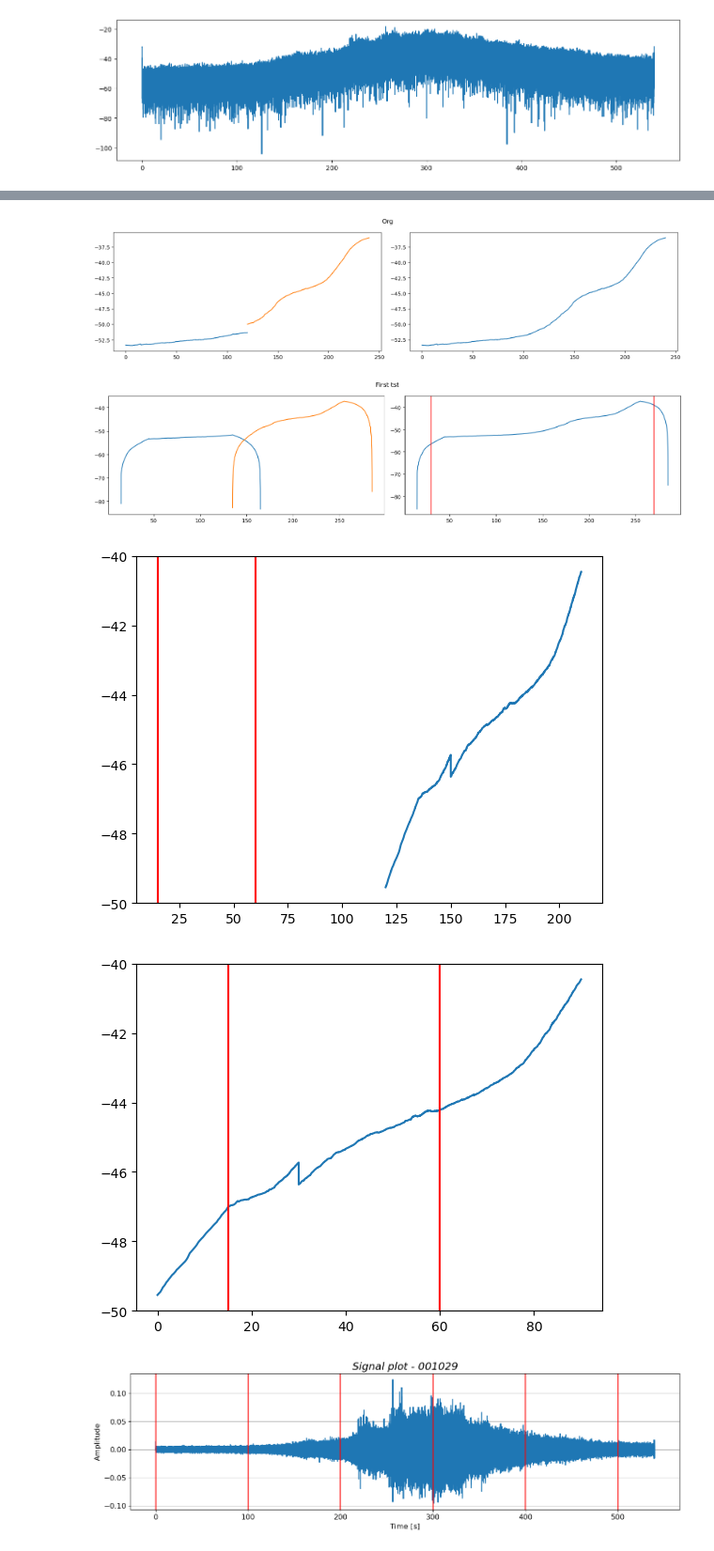
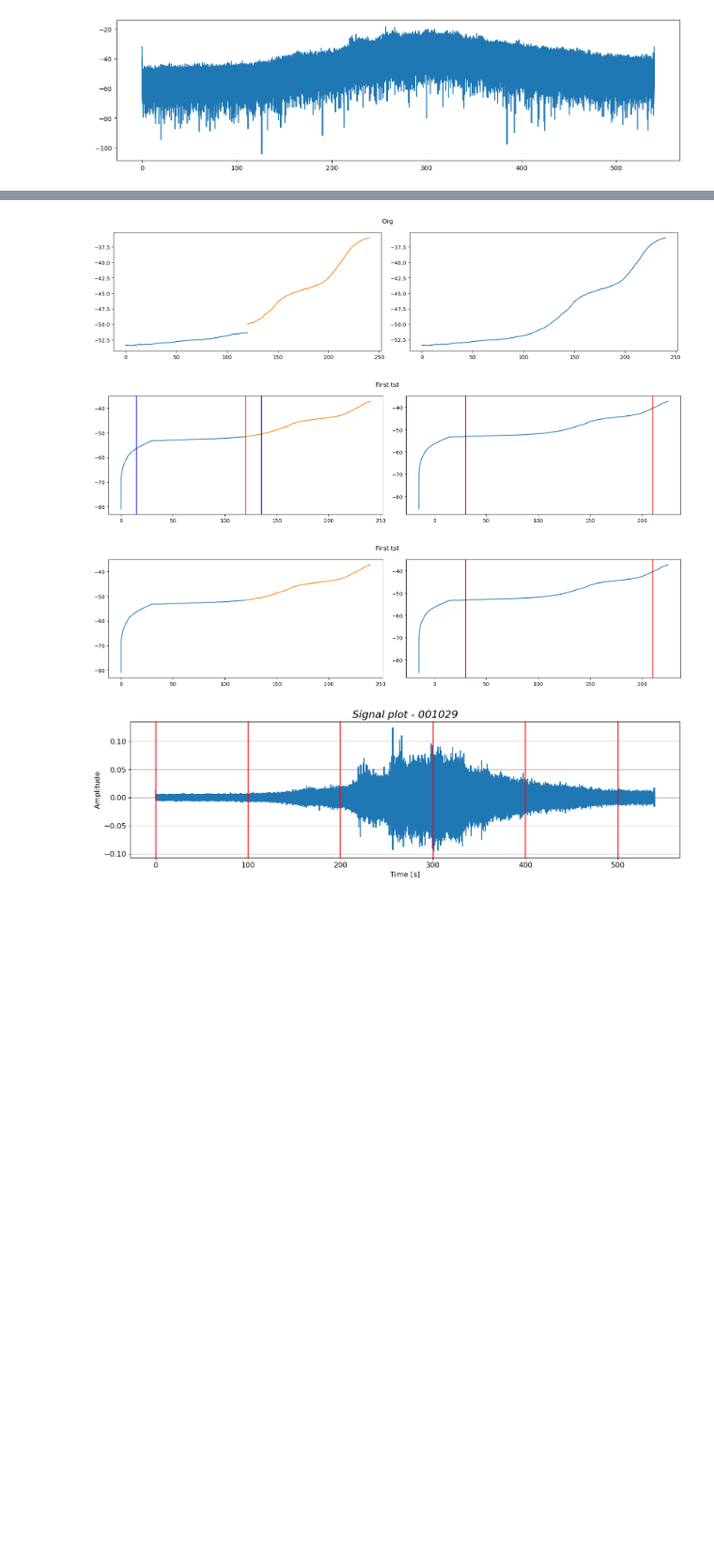
Before and after one commit to josigar123/hydrophonic-detection, a Jupyter notebook: data/Processing_scripts/Broadband_temp.ipynb, the cells around one changed output, grey strips where cells are left out. Shown at 94% size. Saved outputs shown, nothing was run; the diff lists cells and outputs as text; code cells hidden in the pictures; blank space fills up the shorter version.

```diff
--- a/data/Processing_scripts/Broadband_temp.ipynb
+++ b/data/Processing_scripts/Broadband_temp.ipynb
@@ -840,7 +840,7 @@ def mavg(sx,fs,sx_buff, hilbert_win, window_size):
     sx_buff_out = signal_med[-kernel_size:]
 
     #Cutting end of current
-    #signal_med = signal_med[:-kernel_size]
+    signal_med = signal_med[:-kernel_size]
 
 
     BB_sig = 10*np.log10(signal_med)
@@ -884,19 +884,54 @@ sx_buff_tst1=[]
 sx_buff_tst2=[]
 sx_buff_tst=[]
 BB_tst1, BB_t_tst1, sx_buff_tst1 = mavg(sx1,fs,sx_buff_tst1,hilbert_win,window_size)
-BB_tst2, BB_t_tst2, sx_buff_tst2 = mavg(sx2,fs,sx_buff_tst2,hilbert_win,window_size)
+BB_tst2, BB_t_tst2, sx_buff_tst2 = mavg(sx2,fs,sx_buff_tst1,hilbert_win,window_size)
 BB_tst, BB_t_tst, sx_buff_tst = mavg(sx,fs,sx_buff_tst,hilbert_win,window_size)
 
-plot3(BB_t_tst1,BB_tst1,BB_t_tst2+120,BB_tst2,BB_t_tst,BB_tst,title="First tst")
+
+fig_tst = plt.figure(figsize=(16,4))
+plt.suptitle("First tst")
+plt.subplot(1,2,1)
+plt.plot(BB_t_tst1,BB_tst1)
+plt.axvline(x=15,color="blue") #start of sig
+plt.axvline(x=120+15,color="blue") #end of sig
+
+plt.plot(BB_t_tst2+120,BB_tst2)
+plt.axvline(x=120,color="red")
+plt.axvline(x=120+15,color="red")#start of sig
+plt.axvline(x=120+15,color="blue") #end of sig
+
+plt.subplot(1,2,2)
+plt.plot(BB_t_tst-15,BB_tst)
+
+
+
+
 plt.axvline(x= window_size,color="red")
 plt.axvline(x=len(BB_tst)*hilbert_win/fs - window_size,color="red")
+plt.tight_layout()
 
-fig3=plt.figure()
-plt.plot(BB_t2+120, BB_sig2)
-plt.axvline(x= kernel_size//(2*fs/hilbert_win),color="red")
-plt.axvline(x=len(BB_sig)*hilbert_win/fs - window_size,color="red")
-fig2 = plt.figure()
-plt.plot(BB_t2, BB_sig2)
-plt.axvline(x= kernel_size//(2*fs/hilbert_win),color="red")
-plt.axvline(x=len(BB_sig)*hilbert_win/fs - window_size,color="red")
+
+sx_buff_tst1=[]
+sx_buff_tst2=[]
+sx_buff_tst=[]
+BB_tst1, BB_t_tst1, sx_buff_tst1 = mavg(sx1,fs,sx_buff_tst1,hilbert_win,window_size)
+BB_tst2, BB_t_tst2, sx_buff_tst2 = mavg(sx2,fs,sx_buff_tst1,hilbert_win,window_size)
+BB_tst, BB_t_tst, sx_buff_tst = mavg(sx,fs,sx_buff_tst,hilbert_win,window_size)
+
+fig_tst = plt.figure(figsize=(16,4))
+plt.suptitle("First tst")
+plt.subplot(1,2,1)
+plt.plot(BB_t_tst1,BB_tst1)
+
+plt.plot(BB_t_tst2+120,BB_tst2)
+
+plt.subplot(1,2,2)
+plt.plot(BB_t_tst-15,BB_tst)
+
+
+
+
+plt.axvline(x= window_size,color="red")
+plt.axvline(x=len(BB_tst)*hilbert_win/fs - window_size,color="red")
+plt.tight_layout()
 # %% [output]
@@ -904,7 +938,6 @@ plt.axvline(x=len(BB_sig)*hilbert_win/fs - window_size,color="red")
 [figure]
-[figure, old version]
+[figure, new version]
-[figure, old version]
+[figure, new version]
-[figure, removed]
 # %%
 
 
```
Also changed, not shown: parts of 1 cell of this notebook.
